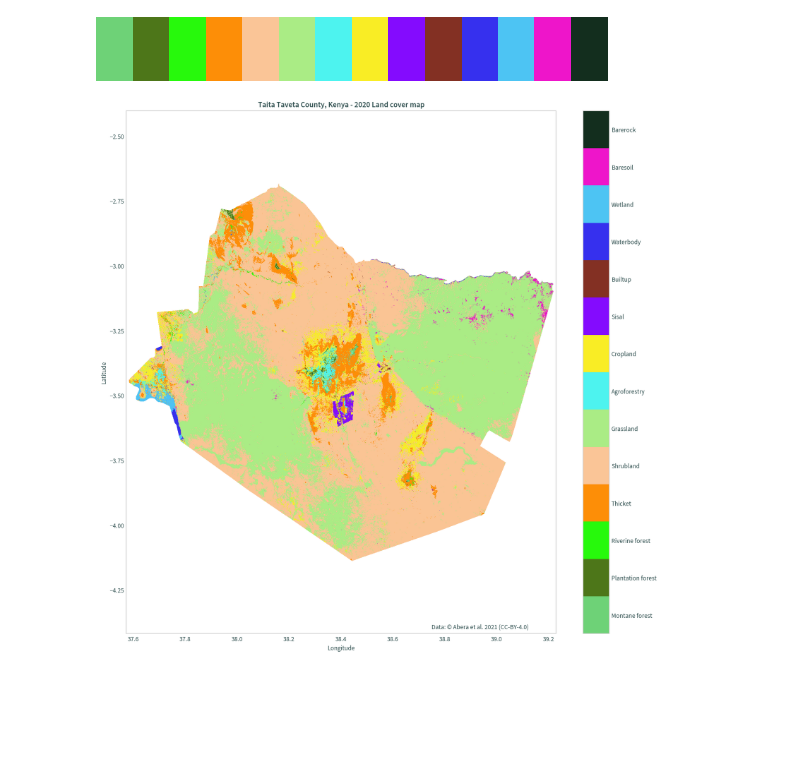
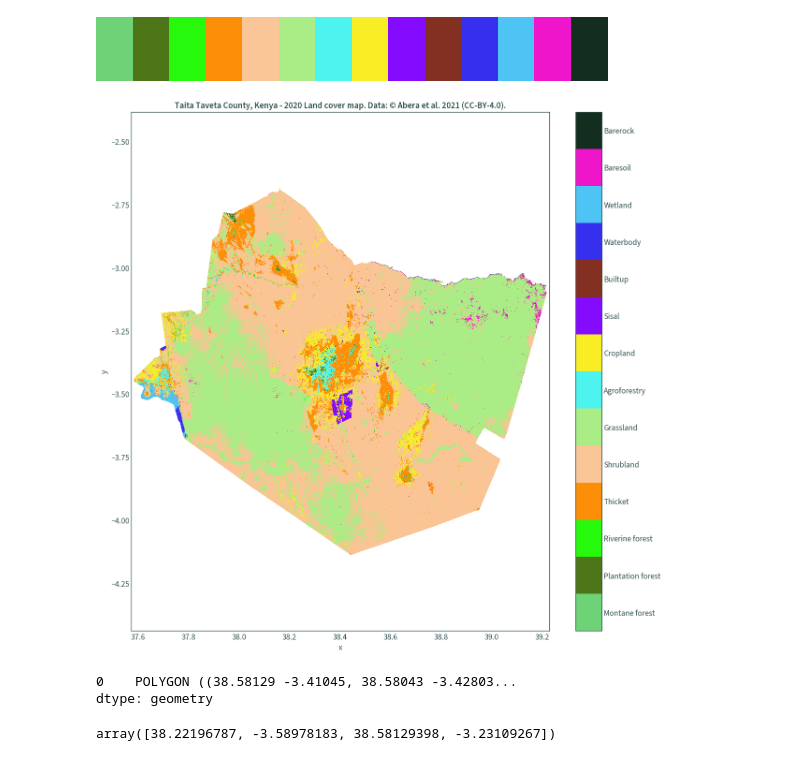
Before and after one commit to nmstreethran/charts, a Jupyter notebook: docs/rioxarray_lc.ipynb, the cells around one changed output. Saved outputs shown, nothing was run; the diff lists cells and outputs as text; code cells hidden in the pictures; blank space fills up the shorter version.

```diff
--- a/docs/rioxarray_lc.ipynb
+++ b/docs/rioxarray_lc.ipynb
@@ -72,0 +36,10 @@ else:
+# %%
+KNOWN_HASH = None
+URL = (
+    "https://prod-dcd-datasets-cache-zipfiles.s3.eu-west-1.amazonaws.com/"
+    "xv24ngy2dz-2.zip"
+)
+FILE_NAME = "kenya_land_cover.zip"
+SUB_DIR = os.path.join("data", "kenya_land_cover")
+DATA_FILE = os.path.join(SUB_DIR, FILE_NAME)
+os.makedirs(SUB_DIR, exist_ok=True)
@@ -89,7 +86,7 @@ except BadZipFile:
 # %%
 # define paths to the TIF and QML files
-for i in ZipFile(ZIP_FILE).namelist():
+for i in ZipFile(DATA_FILE).namelist():
     if i.endswith(".tif"):
-        raster_file = os.path.join(DATA_DIR, i)
+        raster_file = os.path.join(SUB_DIR, i)
     elif i.endswith(".qml"):
-        style_file = os.path.join(DATA_DIR, i)
+        style_file = os.path.join(SUB_DIR, i)
@@ -114,3 +93,5 @@ with LocalCluster() as cluster, Client(cluster) as client:
+# %%
+landcover = rxr.open_rasterio(raster_file, chunks=300, masked=True)
 # %%
 landcover
 # %% [output]
@@ -290,28 +272,30 @@ col_discrete = ListedColormap(list(uniquevals["color"]))
 col_discrete
 # %% [output]
 [figure]
+# %%
+xmin, ymin, xmax, ymax = landcover.rio.bounds()
 # %%
 # create a dummy plot for the discrete colour map as the legend
 img = plt.figure(figsize=(15, 15))
 img = plt.imshow(np.array([[0, len(uniquevals)]]), cmap=col_discrete)
 img.set_visible(False)
 
 # assign the legend's tick labels
 ticks = list(np.arange(.5, len(uniquevals) + .5, 1))
 cbar = plt.colorbar(ticks=ticks)
 cbar.ax.set_yticklabels(list(uniquevals["label"]))
 
 landcover.plot(add_colorbar=False, cmap=colours)
 
 plt.axis("equal")
-plt.xlim(landcover.rio.bounds()[0] - .01, landcover.rio.bounds()[2] + .01)
-plt.ylim(landcover.rio.bounds()[1] - .01, landcover.rio.bounds()[3] + .01)
+plt.xlim(xmin - .01, xmax + .01)
+plt.ylim(ymin - .01, ymax + .01)
 
-plt.title("Taita Taveta County, Kenya - 2020 Land cover map")
-plt.text(38.75, -4.4, "Data: © Abera et al. 2021 (CC-BY-4.0)")
-plt.xlabel("Longitude")
-plt.ylabel("Latitude")
+plt.title(
+    "Taita Taveta County, Kenya - 2020 Land cover map. "
+    "Data: © Abera et al. 2021 (CC-BY-4.0)."
+)
 
 plt.show()
 # %% [output]
-[figure, old version]
+[figure, new version]
@@ -317,0 +314,9 @@ plt.show()
+# %%
+mask
+# %% [output]
+0    POLYGON ((38.58129 -3.41045, 38.58043 -3.42803...
+dtype: geometry
+# %%
+mask.total_bounds
+# %% [output]
+array([38.22196787, -3.58978183, 38.58129398, -3.23109267])
```
Also changed, not shown: parts of 22 cells of this notebook, 5 other files.
